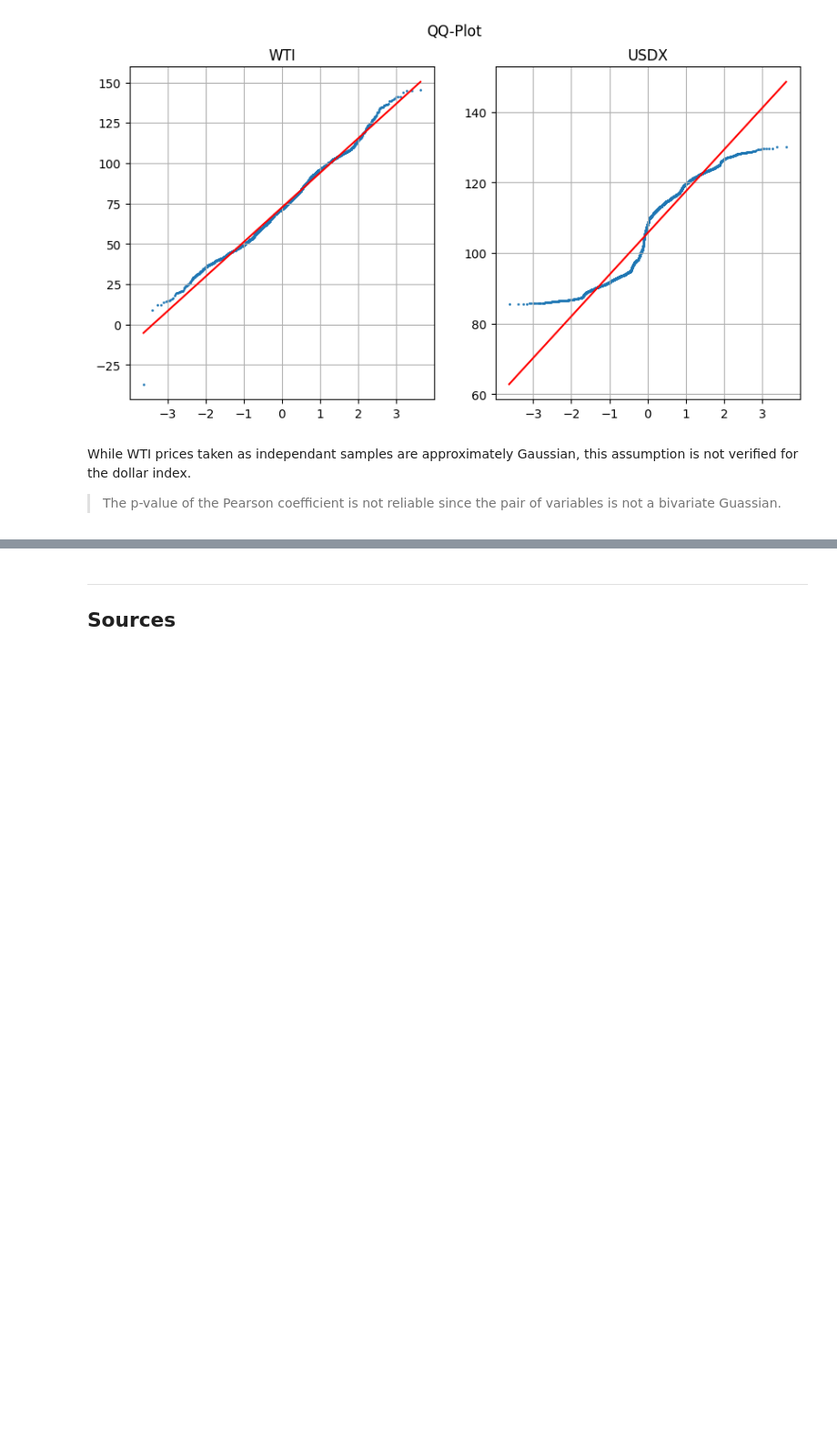
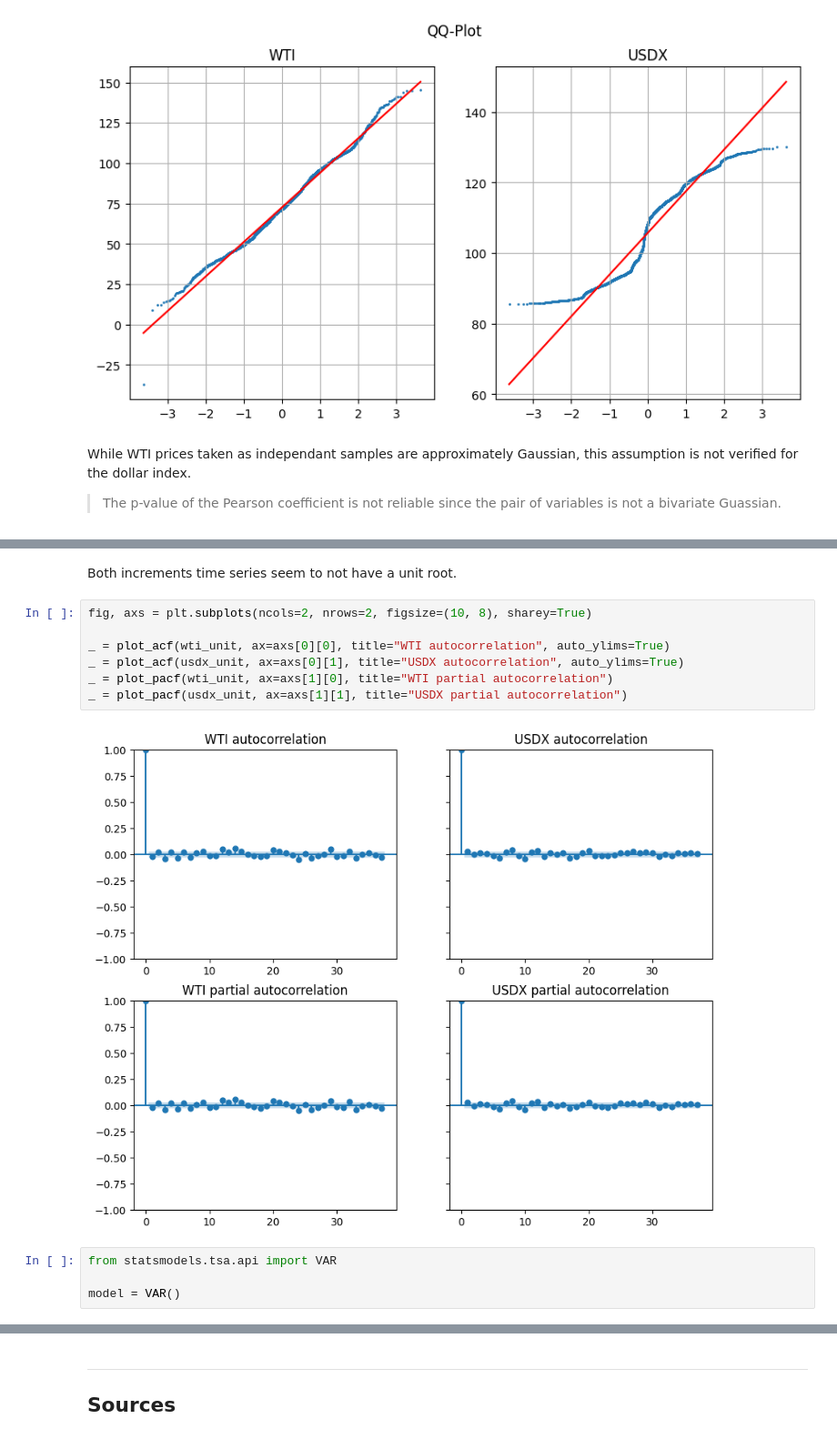
Before and after one commit to chataignault/irbackend, a Jupyter notebook: notebooks/WTI_DXY_correlation.ipynb, the cells around one changed output, grey strips where cells are left out. Shown: that part at 91% size. Drawn from its saved outputs; the diff is of its cells as text; blank space fills up the shorter version.

```diff
--- a/notebooks/WTI_DXY_correlation.ipynb
+++ b/notebooks/WTI_DXY_correlation.ipynb
@@ -274,0 +412,15 @@ The linear projection approximation is not satisfying, first because the time se
+# %% [markdown]
+Both increments time series seem to not have a unit root.
+# %%
+fig, axs = plt.subplots(ncols=2, nrows=2, figsize=(10, 8), sharey=True)
+
+_ = plot_acf(wti_unit, ax=axs[0][0], title="WTI autocorrelation", auto_ylims=True)
+_ = plot_acf(usdx_unit, ax=axs[0][1], title="USDX autocorrelation", auto_ylims=True)
+_ = plot_pacf(wti_unit, ax=axs[1][0], title="WTI partial autocorrelation")
+_ = plot_pacf(usdx_unit, ax=axs[1][1], title="USDX partial autocorrelation")
+# %% [output]
+[figure, added]
+# %%
+from statsmodels.tsa.api import VAR
+
+model = VAR()
```
Also changed, not shown: parts of 18 cells of this notebook, 2 other files.
